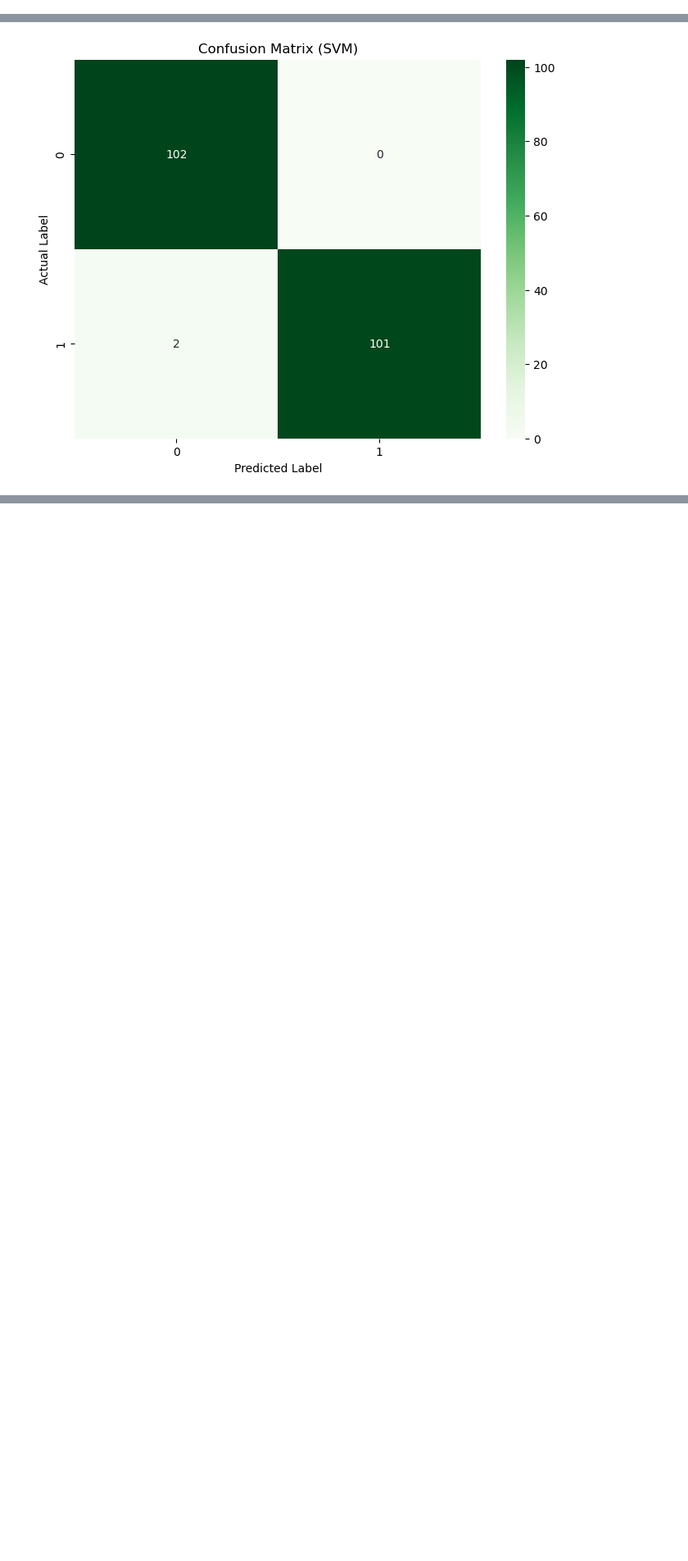
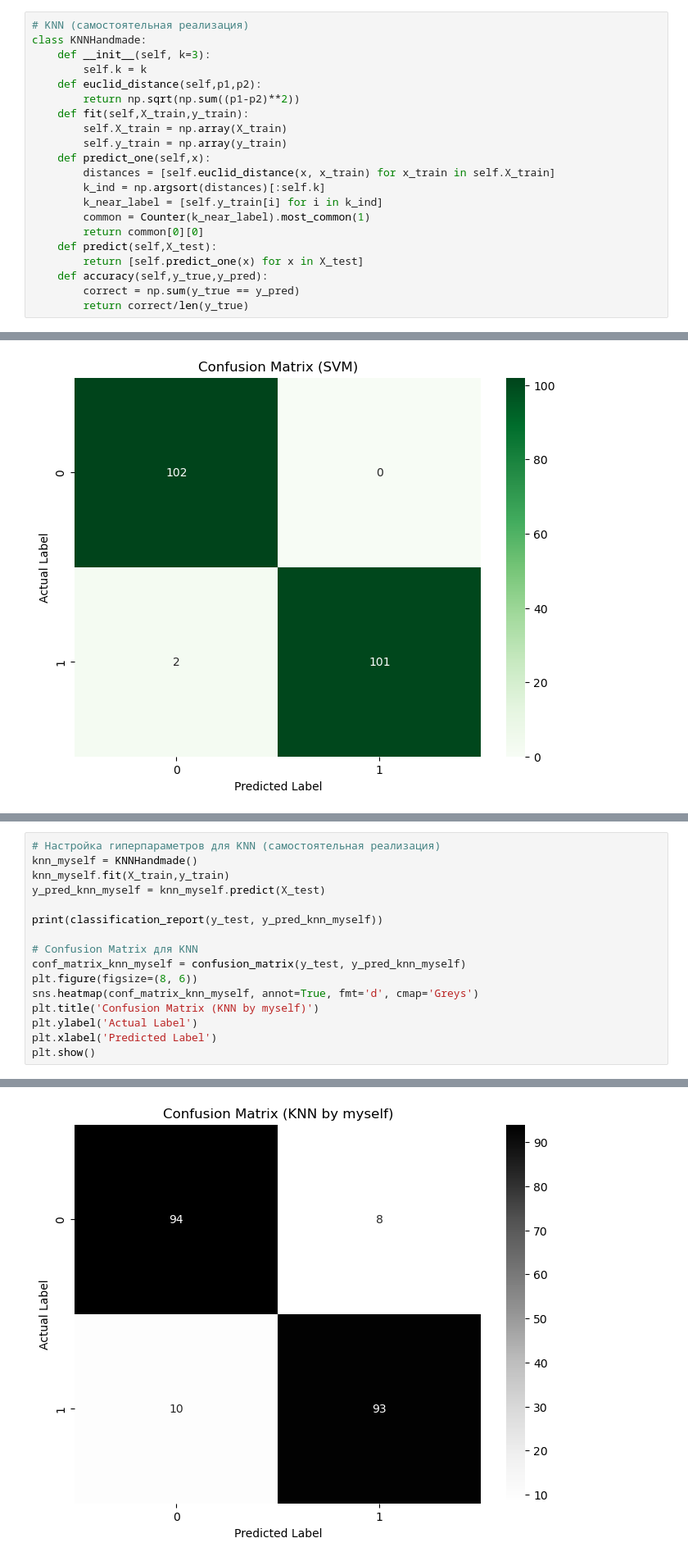
Before and after one commit to PavelMkr/ml-course-makarov, a Jupyter notebook: tasks_solutions/task03/task03.ipynb, the cells around one changed output, grey strips where cells are left out. Shown at 82% size. Drawn from its saved outputs; the diff is of its cells as text; blank space fills up the shorter version.

```diff
--- a/tasks_solutions/task03/task03.ipynb
+++ b/tasks_solutions/task03/task03.ipynb
@@ -12,0 +16,21 @@ warnings.filterwarnings('ignore')  # отключаем предупрежден
+# %%
+# KNN (самостоятельная реализация)
+class KNNHandmade:
+    def __init__(self, k=3):
+        self.k = k
+    def euclid_distance(self,p1,p2):
+        return np.sqrt(np.sum((p1-p2)**2))
+    def fit(self,X_train,y_train):
+        self.X_train = np.array(X_train)
+        self.y_train = np.array(y_train)
+    def predict_one(self,x):
+        distances = [self.euclid_distance(x, x_train) for x_train in self.X_train]
+        k_ind = np.argsort(distances)[:self.k]
+        k_near_label = [self.y_train[i] for i in k_ind]
+        common = Counter(k_near_label).most_common(1)
+        return common[0][0]
+    def predict(self,X_test):
+        return [self.predict_one(x) for x in X_test]
+    def accuracy(self,y_true,y_pred):
+        correct = np.sum(y_true == y_pred)
+        return correct/len(y_true)
@@ -239,3 +267,20 @@ Best parameters for KNN: {'n_neighbors': 7, 'weights': 'distance'}
    macro avg       1.00      1.00      1.00       205
 weighted avg       1.00      1.00      1.00       205
 [figure]
+# %%
+# Настройка гиперпараметров для KNN (самостоятельная реализация)
+knn_myself = KNNHandmade()
+knn_myself.fit(X_train,y_train)
+y_pred_knn_myself = knn_myself.predict(X_test)
+
+print(classification_report(y_test, y_pred_knn_myself))
+
+# Confusion Matrix для KNN
+conf_matrix_knn_myself = confusion_matrix(y_test, y_pred_knn_myself)
+plt.figure(figsize=(8, 6))
+sns.heatmap(conf_matrix_knn_myself, annot=True, fmt='d', cmap='Greys')
+plt.title('Confusion Matrix (KNN by myself)')
+plt.ylabel('Actual Label')
+plt.xlabel('Predicted Label')
+plt.show()
+# %% [output]
@@ -242,3 +295,4 @@ weighted avg       1.00      1.00      1.00       205
+[figure, added]
 # %%
 from sklearn.naive_bayes import GaussianNB
 
```
Also changed, not shown: parts of 10 cells of this notebook, 2 other files.
